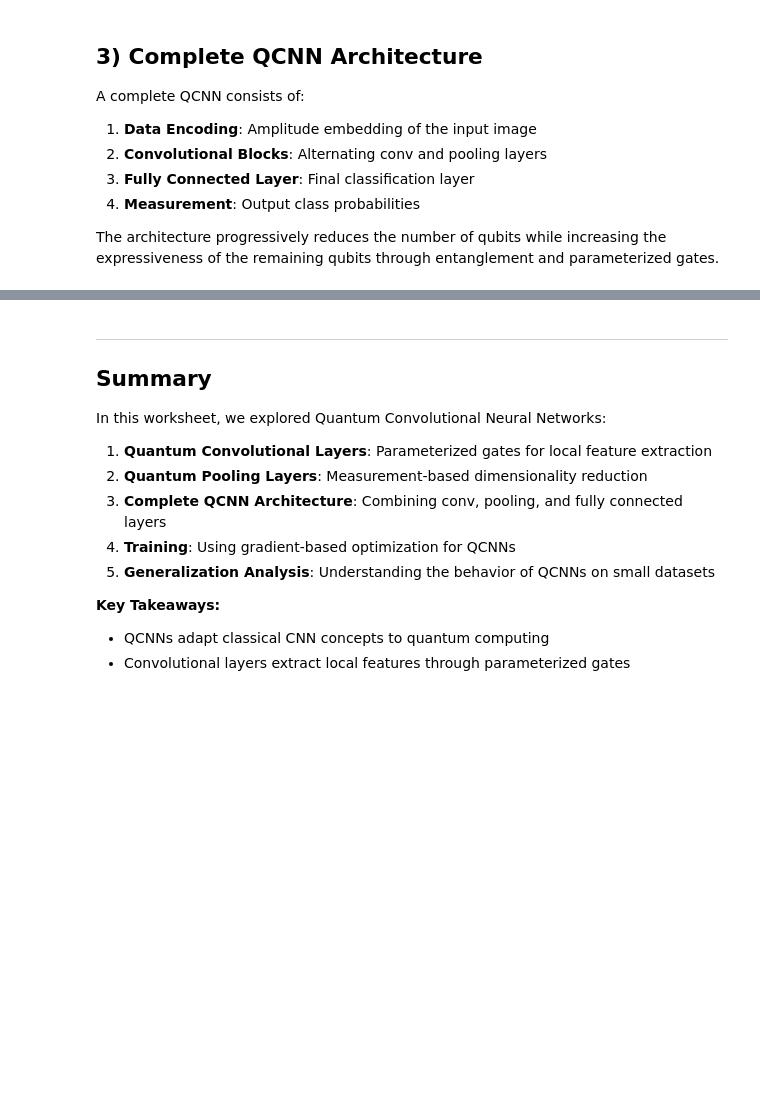
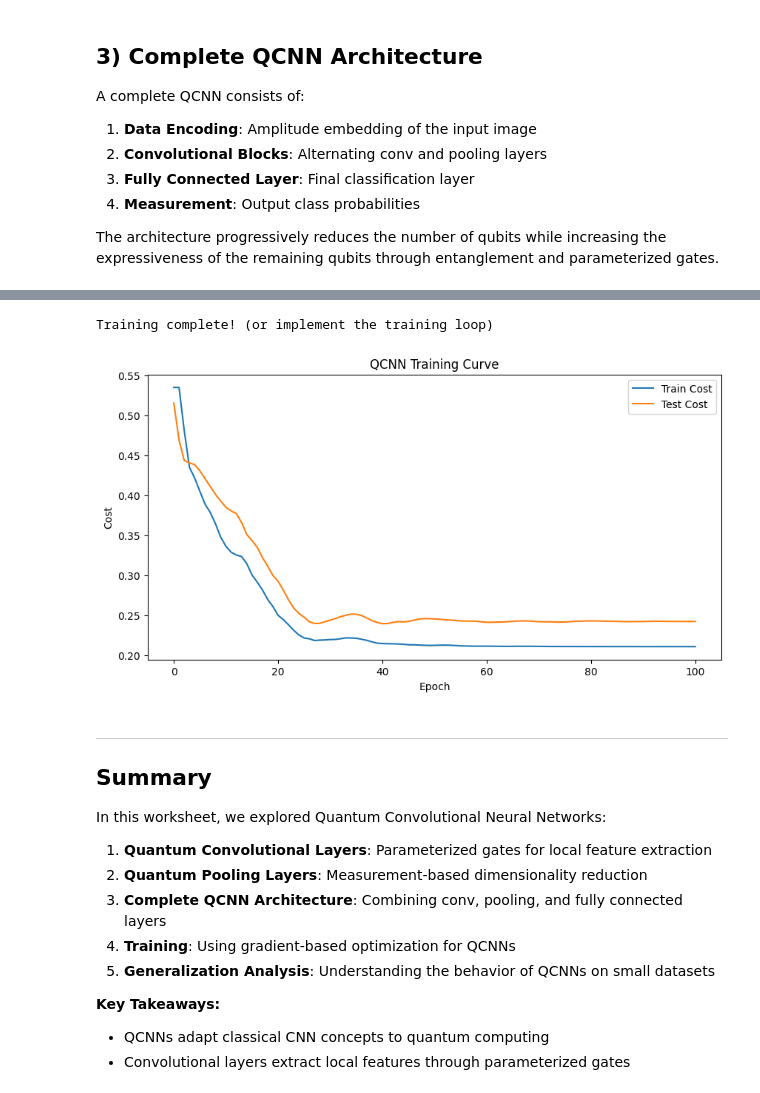
Before and after one commit to cirKITers/WTD_CodingTheQMLFuture, a Jupyter notebook: 03_QCNN.ipynb, the cells around one changed output, grey strips where cells are left out. Cells and saved outputs as stored; diff of their text form; code cells hidden in the pictures; blank space fills up the shorter version.

Commit message:
feat: setup of qcnn solution, help and bonus

```diff
--- a/03_QCNN.ipynb
+++ b/03_QCNN.ipynb
@@ -49,7 +44,9 @@ from sklearn import datasets
 import seaborn as sns
 
 # Set random seed for reproducibility
-np.random.seed(42)
+seed = 42
+np.random.seed(seed)
+rng = np.random.default_rng(seed=seed)
 
 # Set up quantum device
 num_wires = 6
@@ -242,10 +266,10 @@ def conv_and_pooling(kernel_weights, wires):
     """
     Apply both convolutional and pooling layers.
     """
-    # Convolution: 15 parameters
-    convolutional_layer(kernel_weights[:15], wires)
+    # Convolution: 13 parameters
+    convolutional_layer(kernel_weights[:13], wires)
     # Pooling: 3 parameters
-    pooling_layer(kernel_weights[15:], wires)
+    pooling_layer(kernel_weights[13:], wires)
 
 
 def dense_layer(weights, wires):
@@ -261,7 +285,7 @@ def qcnn_classifier(conv_weights, fc_weights, features):
     Complete QCNN for binary classification.
 
     Args:
-        conv_weights: shape (18, 2) - weights for 2 conv+pool layers
+        conv_weights: shape (16, 2) - weights for 2 conv+pool layers
         fc_weights: shape (4,) - weights for fully connected layer
         features: input data to classify
 
@@ -269,6 +293,7 @@ def qcnn_classifier(conv_weights, fc_weights, features):
         Class probabilities
     """
     wires = list(range(num_wires))
+    layers = conv_weights.shape[1]
 
     # YOUR CODE HERE
     # Step 1: Encode features using amplitude embedding
@@ -277,11 +302,25 @@ def qcnn_classifier(conv_weights, fc_weights, features):
     # Step 4: Apply second conv+pool block
     # Step 5: Apply fully connected layer
     # Step 6: Return probabilities for class 0
-    pass
+    qml.AmplitudeEmbedding(features=features, wires=wires, pad_with=0.5)
+    qml.Barrier(wires=wires, only_visual=True)
+
+    # adds convolutional and pooling layers
+    for j in range(layers):
+        conv_and_pooling(conv_weights[:, j], wires)
+        wires = wires[::2]
+        qml.Barrier(wires=wires, only_visual=True)
+
+    assert fc_weights.size == 4 ** (len(wires)) - 1, (
+        "The size of the last layer weights vector is incorrect!"
+        f" \n Expected {4 ** (len(wires)) - 1}"
+    )
+    dense_layer(fc_weights, wires)
+    return qml.probs(wires=(0))
 
 # Test the QCNN
-test_conv_weights = np.random.rand(18, 2)
-test_fc_weights = np.random.rand(4)
+test_conv_weights = np.random.rand(16, 2)
+test_fc_weights = np.random.rand(15)
 test_features = np.random.rand(2**num_wires)
 test_features = test_features / np.linalg.norm(test_features)  # Normalize
 
@@ -353,3 +474,17 @@ print("Training complete! (or implement the training loop)")
+# %%
+# Step 5: Plot training curve
+
+plt.figure(figsize=(10, 5))
+plt.plot(train_cost_epochs, label="Train Cost")
+plt.plot(test_cost_epochs, label="Test Cost")
+plt.xlabel("Epoch")
+plt.ylabel("Cost")
+plt.title("QCNN Training Curve")
+plt.legend()
+plt.show()
+# %% [output]
+Training complete! (or implement the training loop)
+[figure, added]
 # %% [markdown]
 <hr>
 
```
Also changed, not shown: parts of 10 cells of this notebook, 6 other files.
